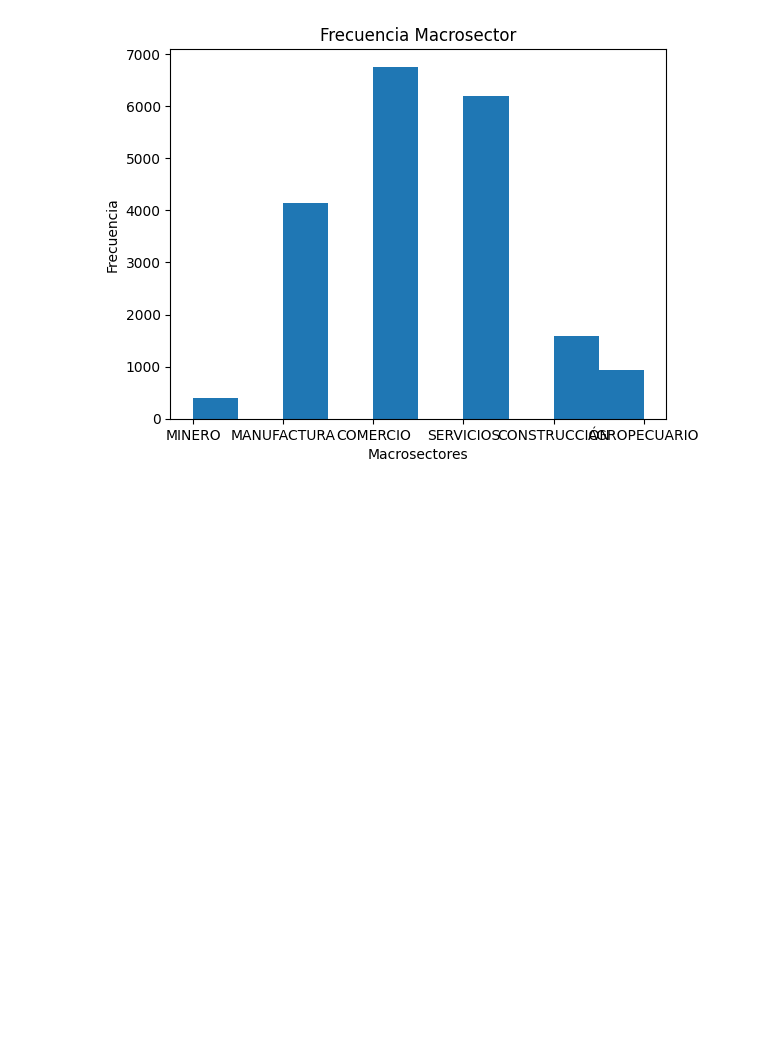
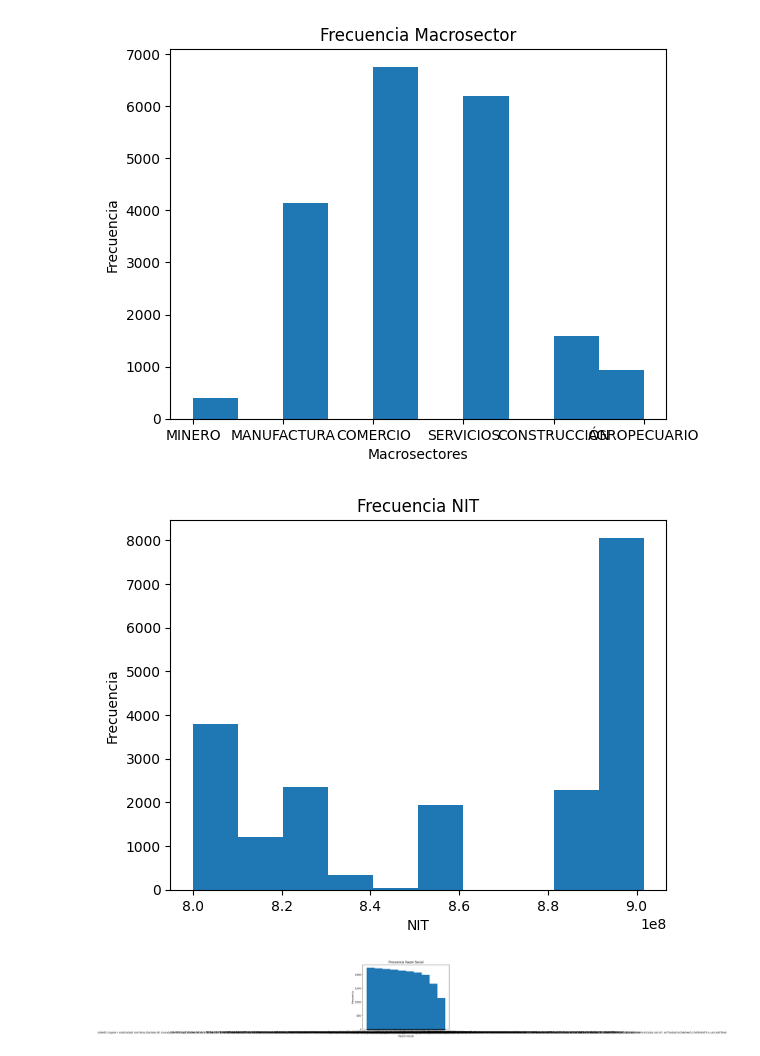
Before and after one commit to CesarMaldonado14/Proyecto-3-IA, a Jupyter notebook: Project_Notebook.ipynb, the cells around one changed output. Drawn from its saved outputs; the diff is of its cells as text; code cells hidden in the pictures; blank space fills up the shorter version.

Commit message:
feature: Nuevos Histogramas, Funcion Y determinacion de Nulos y Eliminacion de las columnas no importantes

```diff
--- a/Project_Notebook.ipynb
+++ b/Project_Notebook.ipynb
@@ -39,3 +53,20 @@ plt.ylabel('Frecuencia')
 plt.show()
 # %% [output]
 [figure]
+# %%
+plt.hist(df['NIT'])
+plt.title('Frecuencia NIT')
+plt.xlabel('NIT')
+plt.ylabel('Frecuencia')
+plt.show()
+# %% [output]
+[figure, added]
+# %%
+df['RAZÓN SOCIAL'] = df['RAZÓN SOCIAL'].astype(str)
+plt.hist(df['RAZÓN SOCIAL'])
+plt.title('Frecuencia Razon Social')
+plt.xlabel('Razon Social')
+plt.ylabel('Frecuencia')
+plt.show()
+# %% [output]
+[figure, added]
```
Also changed, not shown: parts of 17 cells of this notebook.
